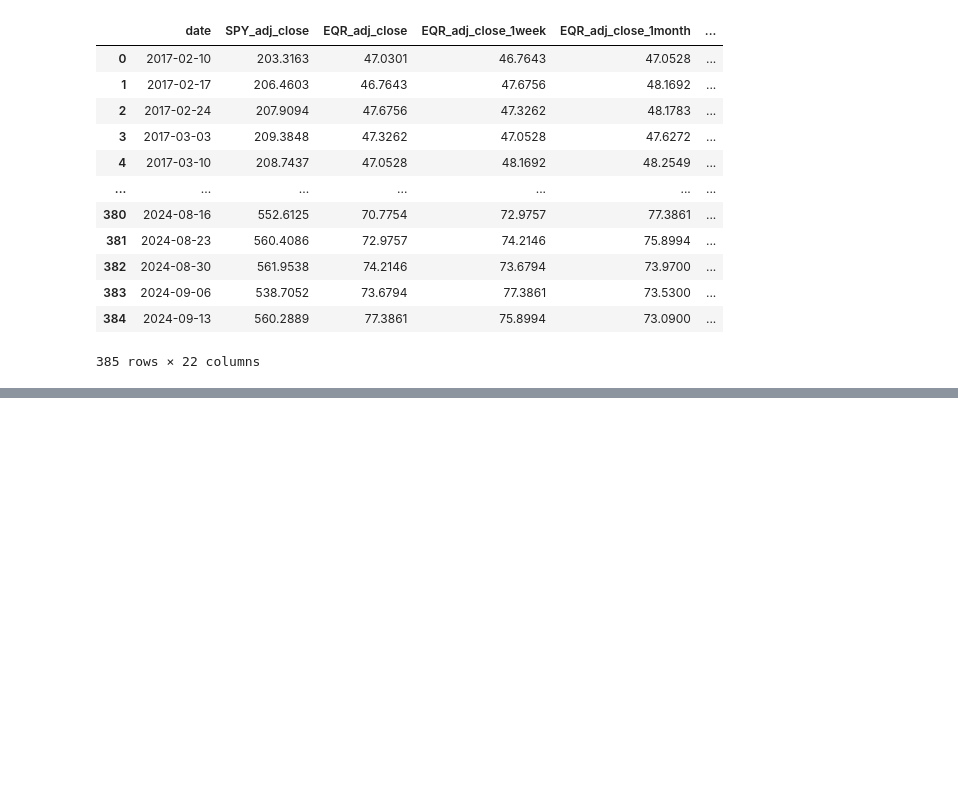
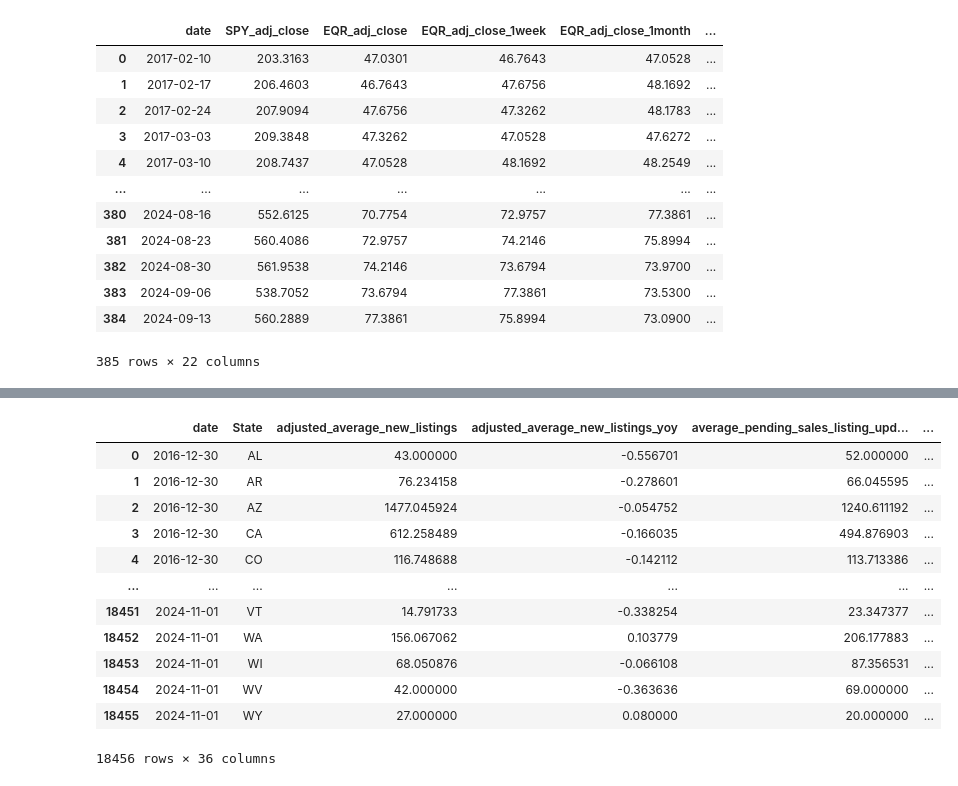
Before and after one commit to itsGarrin/us-residential-housing-price-prediction, a Jupyter notebook: notebooks/data_preprocessing.ipynb, the cells around one changed output, grey strips where cells are left out. Drawn from its saved outputs; the diff is of its cells as text; code cells hidden in the pictures; blank space fills up the shorter version.

```diff
--- a/notebooks/data_preprocessing.ipynb
+++ b/notebooks/data_preprocessing.ipynb
@@ -203,0 +231,9 @@ df.describe()
+# %%
+# aggregate columns by weighted average
+# List of features to be aggregated by weighted mean (based on 'active_listings')
+
+# Example usage with the original DataFrame
+final_processed_data = utils.process_data(df.drop(columns='region_name'), utils.features_weighted)
+
+# Display the first few rows of the processed data
+print(final_processed_data.head())
@@ -203,0 +258,17 @@ df.describe()
+# %%
+#Inspect Data
+final_processed_data
+# %% [output]
+|  | date | State | adjusted_average_new_listings | adjusted_average_new_listings_yoy | average_pending_sales_listing_upd... | ... |
+| 0 | 2016-12-30 | AL | 43.000000 | -0.556701 | 52.000000 | ... |
+| 1 | 2016-12-30 | AR | 76.234158 | -0.278601 | 66.045595 | ... |
+| 2 | 2016-12-30 | AZ | 1477.045924 | -0.054752 | 1240.611192 | ... |
+| 3 | 2016-12-30 | CA | 612.258489 | -0.166035 | 494.876903 | ... |
+| 4 | 2016-12-30 | CO | 116.748688 | -0.142112 | 113.713386 | ... |
+| ... | ... | ... | ... | ... | ... | ... |
+| 18451 | 2024-11-01 | VT | 14.791733 | -0.338254 | 23.347377 | ... |
+| 18452 | 2024-11-01 | WA | 156.067062 | 0.103779 | 206.177883 | ... |
+| 18453 | 2024-11-01 | WI | 68.050876 | -0.066108 | 87.356531 | ... |
+| 18454 | 2024-11-01 | WV | 42.000000 | -0.363636 | 69.000000 | ... |
+| 18455 | 2024-11-01 | WY | 27.000000 | 0.080000 | 20.000000 | ... |
+18456 rows × 36 columns
```
Also changed, not shown: parts of 8 cells of this notebook, 22 other files.
